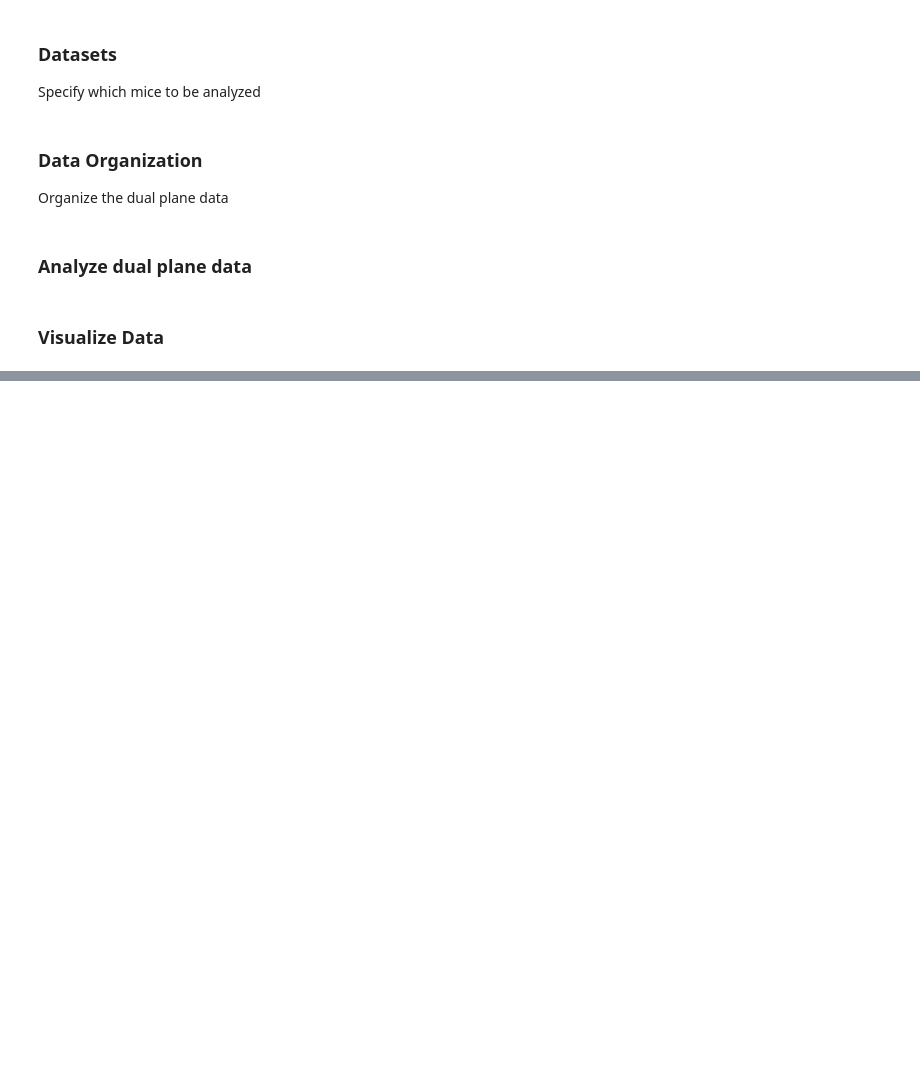
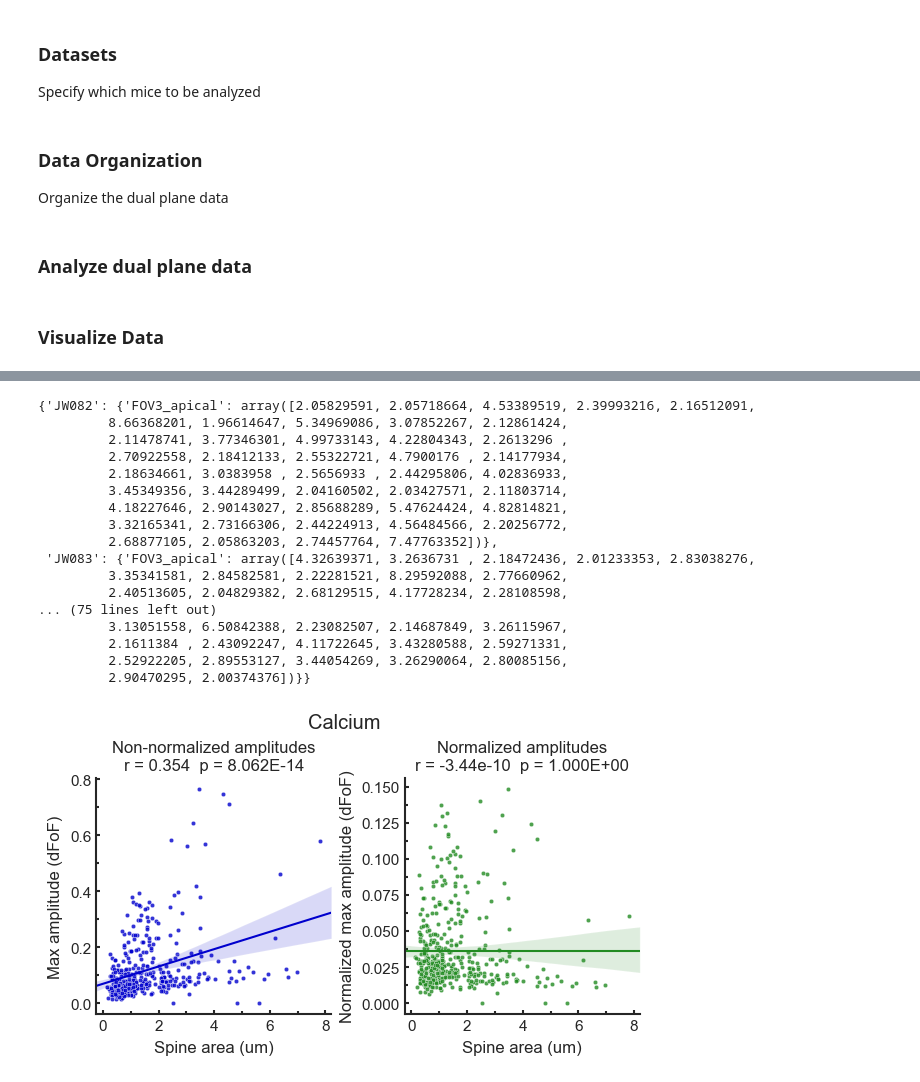
Before and after one commit to wjakewright/Lab_Analyses, a Jupyter notebook: Lab_Analyses/Dual_Plane/Dual_Plane_Analysis.ipynb, the cells around one changed output, grey strips where cells are left out. Drawn from its saved outputs; the diff is of its cells as text; code cells hidden in the pictures; blank space fills up the shorter version.

```diff
--- a/Lab_Analyses/Dual_Plane/Dual_Plane_Analysis.ipynb
+++ b/Lab_Analyses/Dual_Plane/Dual_Plane_Analysis.ipynb
@@ -116,0 +143,33 @@ np.concatenate([np.concatenate(x) for x in dual_plane_data.other_dendrite_amplit
+# %%
+# Mouse ids
+id_1 = "JW082"
+id_2 = "JW083"
+id_3 = "JW090"
+id_4 = "JW092"
+id_5 = "JW126"
+id_6 = "JW129"
+id_7 = "JW130"
+id_8 = "JW150"
+
+mouse_list = [id_1, id_2, id_3, id_4, id_5, id_6, id_7, id_8]
+
+batch_spine_volume_normalization(mouse_list, "Early", "apical", "Calcium", plot=True)
+# %% [output]
+{'JW082': {'FOV3_apical': array([2.05829591, 2.05718664, 4.53389519, 2.39993216, 2.16512091,
+         8.66368201, 1.96614647, 5.34969086, 3.07852267, 2.12861424,
+         2.11478741, 3.77346301, 4.99733143, 4.22804343, 2.2613296 ,
+         2.70922558, 2.18412133, 2.55322721, 4.7900176 , 2.14177934,
+         2.18634661, 3.0383958 , 2.5656933 , 2.44295806, 4.02836933,
+         3.45349356, 3.44289499, 2.04160502, 2.03427571, 2.11803714,
+         4.18227646, 2.90143027, 2.85688289, 5.47624424, 4.82814821,
+         3.32165341, 2.73166306, 2.44224913, 4.56484566, 2.20256772,
+         2.68877105, 2.05863203, 2.74457764, 7.47763352])},
+ 'JW083': {'FOV3_apical': array([4.32639371, 3.2636731 , 2.18472436, 2.01233353, 2.83038276,
+         3.35341581, 2.84582581, 2.22281521, 8.29592088, 2.77660962,
+         2.40513605, 2.04829382, 2.68129515, 4.17728234, 2.28108598,
+... (75 lines left out)
+         3.13051558, 6.50842388, 2.23082507, 2.14687849, 3.26115967,
+         2.1611384 , 2.43092247, 4.11722645, 3.43280588, 2.59271331,
+         2.52922205, 2.89553127, 3.44054269, 3.26290064, 2.80085156,
+         2.90470295, 2.00374376])}}
+[figure, added]
```
Also changed, not shown: parts of 19 cells of this notebook.
